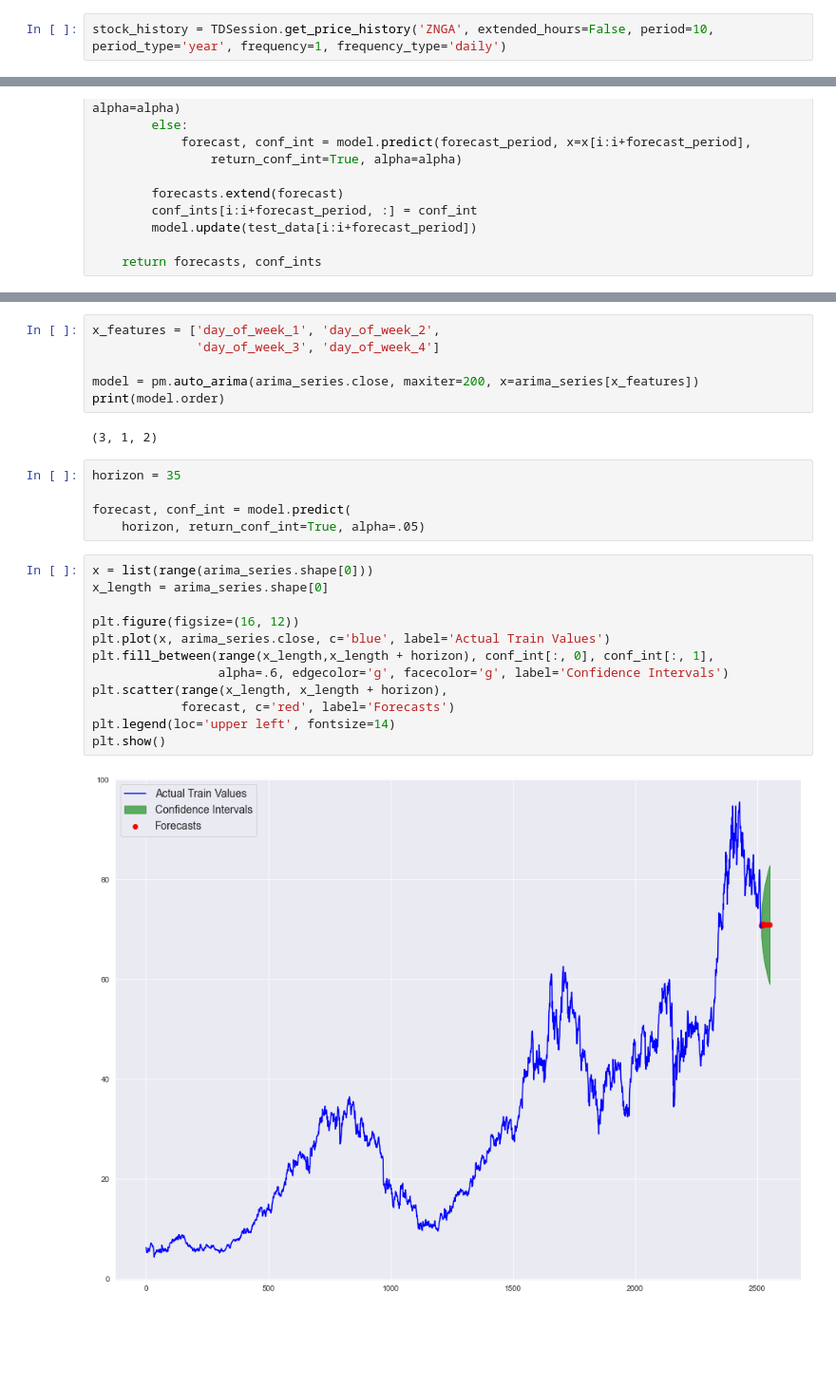
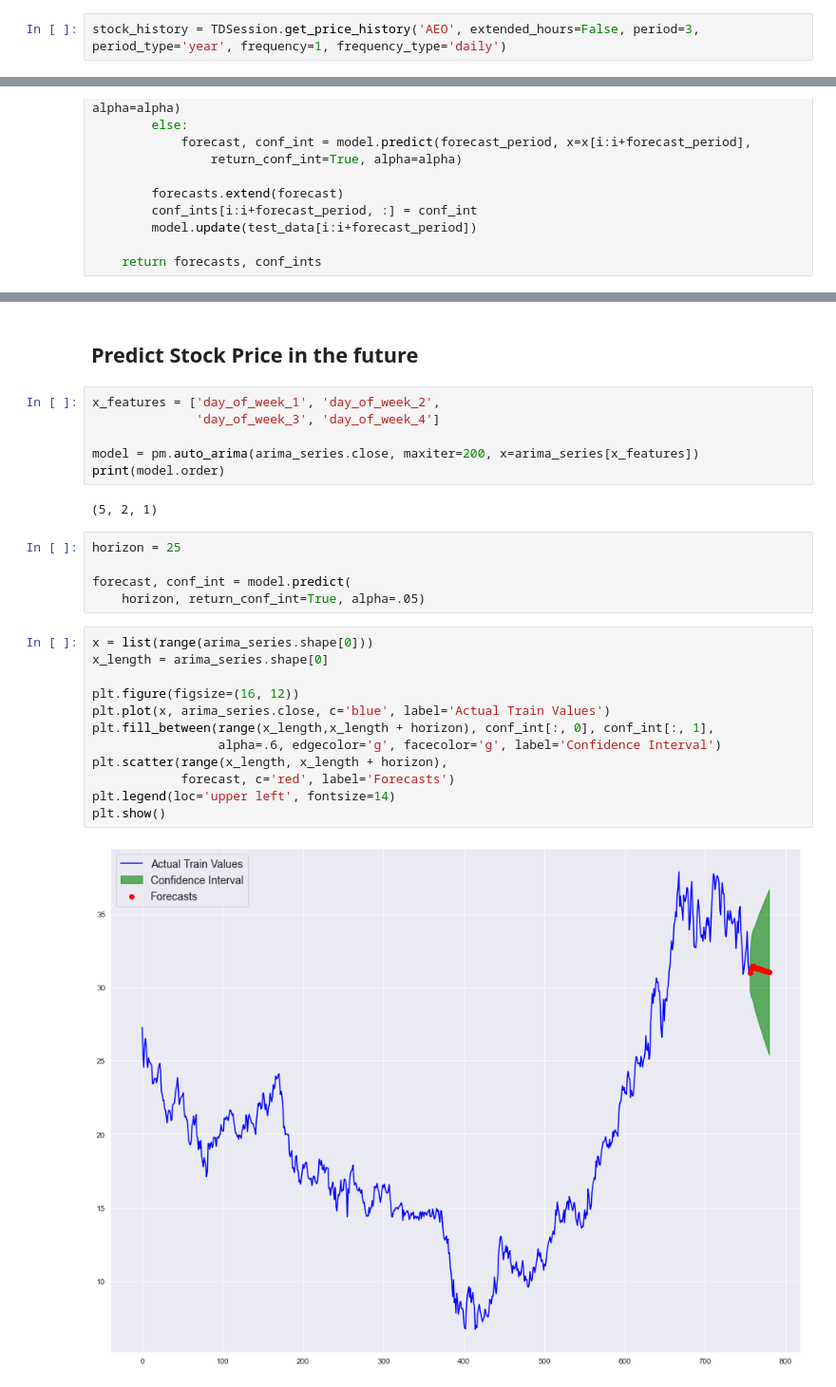
Before and after one commit to AlexStew14/MarketScripts, a Jupyter notebook: arima_ameritrade.ipynb, the cells around one changed output, grey strips where cells are left out. Shown at 95% size. Cells and saved outputs as stored; diff of their text form; blank space fills up the shorter version.

```diff
--- a/arima_ameritrade.ipynb
+++ b/arima_ameritrade.ipynb
@@ -31,7 +31,7 @@ TDSession.login()
 # %% [output]
 True
 # %%
-stock_history = TDSession.get_price_history('ZNGA', extended_hours=False, period=10, period_type='year', frequency=1, frequency_type='daily')
+stock_history = TDSession.get_price_history('AEO', extended_hours=False, period=3, period_type='year', frequency=1, frequency_type='daily')
 # %%
 stock_df = pd.DataFrame(stock_history).drop(columns=['empty', 'symbol'])
 # %%
@@ -196,3 +214,5 @@ plt.show()
+# %% [markdown]
+## Predict Stock Price in the future
 # %%
 x_features = ['day_of_week_1', 'day_of_week_2',
               'day_of_week_3', 'day_of_week_4']
@@ -200,23 +220,23 @@ x_features = ['day_of_week_1', 'day_of_week_2',
 model = pm.auto_arima(arima_series.close, maxiter=200, x=arima_series[x_features])
 print(model.order)
 # %% [output]
-(3, 1, 2)
+(5, 2, 1)
 # %%
-horizon = 35
+horizon = 25
 
 forecast, conf_int = model.predict(
     horizon, return_conf_int=True, alpha=.05)
 # %%
 x = list(range(arima_series.shape[0]))
 x_length = arima_series.shape[0]
 
 plt.figure(figsize=(16, 12))
 plt.plot(x, arima_series.close, c='blue', label='Actual Train Values')
 plt.fill_between(range(x_length,x_length + horizon), conf_int[:, 0], conf_int[:, 1],
-                 alpha=.6, edgecolor='g', facecolor='g', label='Confidence Intervals')
+                 alpha=.6, edgecolor='g', facecolor='g', label='Confidence Interval')
 plt.scatter(range(x_length, x_length + horizon),
             forecast, c='red', label='Forecasts')
 plt.legend(loc='upper left', fontsize=14)
 plt.show()
 # %% [output]
-[figure, old version]
+[figure, new version]
```
Also changed, not shown: parts of 13 cells of this notebook, 1 other file.
